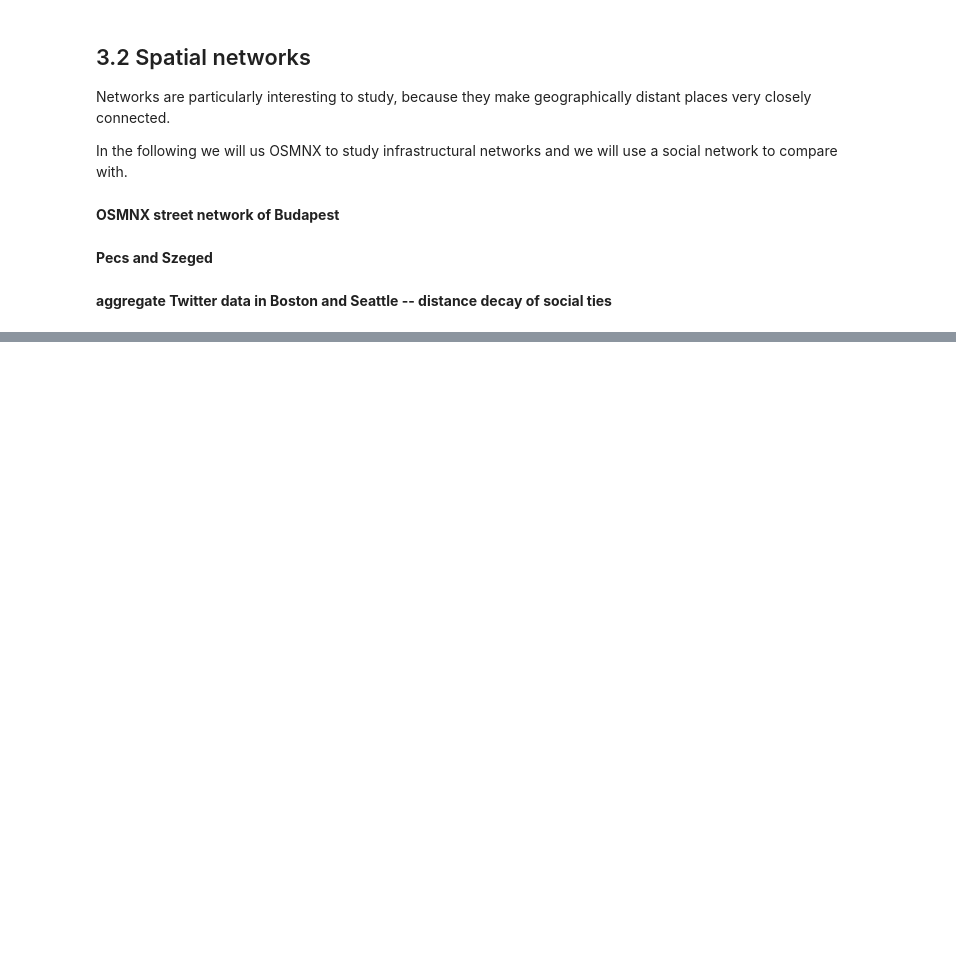
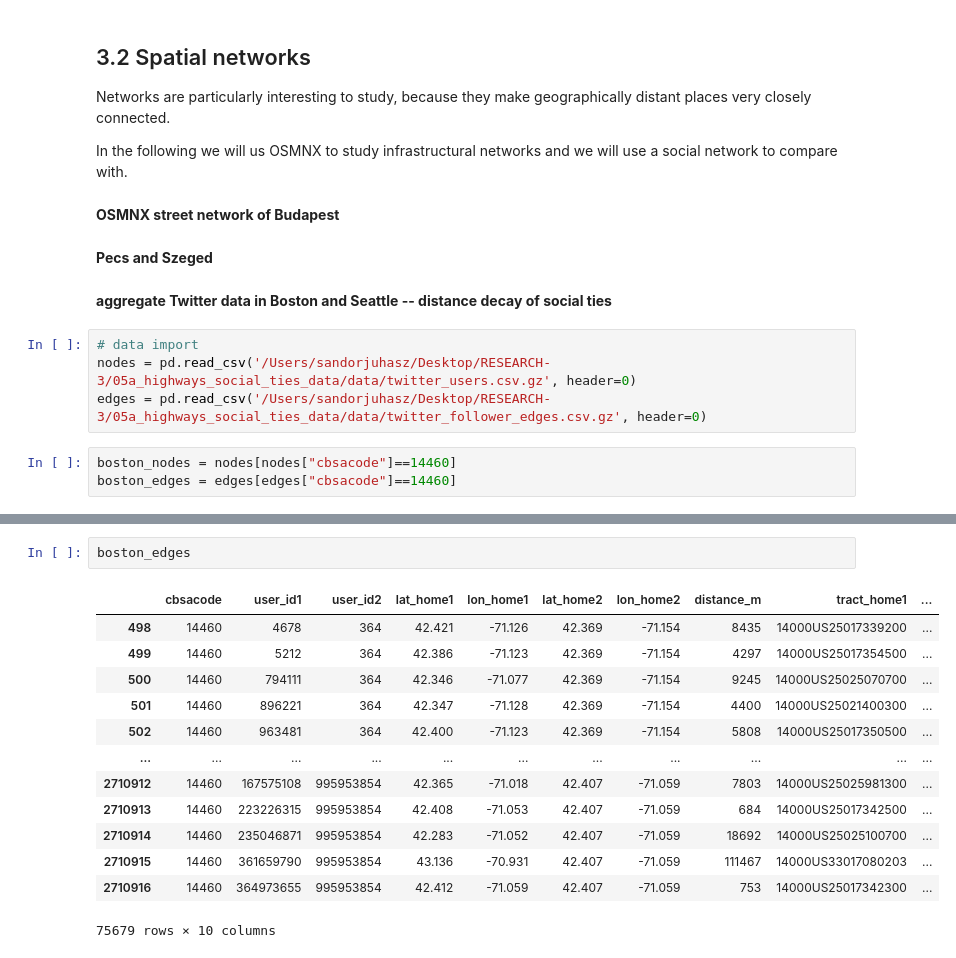
Before and after one commit to sandorjuhasz/geoDS_guest_lectures, a Jupyter notebook: code/part3_geoDS_OSM_and_spatial_networks.ipynb, the cells around one changed output, grey strips where cells are left out. Saved outputs shown, nothing was run; the diff lists cells and outputs as text; blank space fills up the shorter version.

```diff
--- a/code/part3_geoDS_OSM_and_spatial_networks.ipynb
+++ b/code/part3_geoDS_OSM_and_spatial_networks.ipynb
@@ -78,3 +79,10 @@ In the following we will us OSMNX to study infrastructural networks and we will
 **Pecs and Szeged**
 # %% [markdown]
 **aggregate Twitter data in Boston and Seattle -- distance decay of social ties**
+# %%
+# data import
+nodes = pd.read_csv('/Users/sandorjuhasz/Desktop/RESEARCH-3/05a_highways_social_ties_data/data/twitter_users.csv.gz', header=0)
+edges = pd.read_csv('/Users/sandorjuhasz/Desktop/RESEARCH-3/05a_highways_social_ties_data/data/twitter_follower_edges.csv.gz', header=0)
+# %%
+boston_nodes = nodes[nodes["cbsacode"]==14460]
+boston_edges = edges[edges["cbsacode"]==14460]
@@ -80,0 +163,16 @@ In the following we will us OSMNX to study infrastructural networks and we will
+# %%
+boston_edges
+# %% [output]
+|  | cbsacode | user_id1 | user_id2 | lat_home1 | lon_home1 | lat_home2 | lon_home2 | distance_m | tract_home1 | ... |
+| 498 | 14460 | 4678 | 364 | 42.421 | -71.126 | 42.369 | -71.154 | 8435 | 14000US25017339200 | ... |
+| 499 | 14460 | 5212 | 364 | 42.386 | -71.123 | 42.369 | -71.154 | 4297 | 14000US25017354500 | ... |
+| 500 | 14460 | 794111 | 364 | 42.346 | -71.077 | 42.369 | -71.154 | 9245 | 14000US25025070700 | ... |
+| 501 | 14460 | 896221 | 364 | 42.347 | -71.128 | 42.369 | -71.154 | 4400 | 14000US25021400300 | ... |
+| 502 | 14460 | 963481 | 364 | 42.400 | -71.123 | 42.369 | -71.154 | 5808 | 14000US25017350500 | ... |
+| ... | ... | ... | ... | ... | ... | ... | ... | ... | ... | ... |
+| 2710912 | 14460 | 167575108 | 995953854 | 42.365 | -71.018 | 42.407 | -71.059 | 7803 | 14000US25025981300 | ... |
+| 2710913 | 14460 | 223226315 | 995953854 | 42.408 | -71.053 | 42.407 | -71.059 | 684 | 14000US25017342500 | ... |
+| 2710914 | 14460 | 235046871 | 995953854 | 42.283 | -71.052 | 42.407 | -71.059 | 18692 | 14000US25025100700 | ... |
+| 2710915 | 14460 | 361659790 | 995953854 | 43.136 | -70.931 | 42.407 | -71.059 | 111467 | 14000US33017080203 | ... |
+| 2710916 | 14460 | 364973655 | 995953854 | 42.412 | -71.059 | 42.407 | -71.059 | 753 | 14000US25017342300 | ... |
+75679 rows × 10 columns
```
Also changed, not shown: parts of 8 cells of this notebook, 1 other file.
